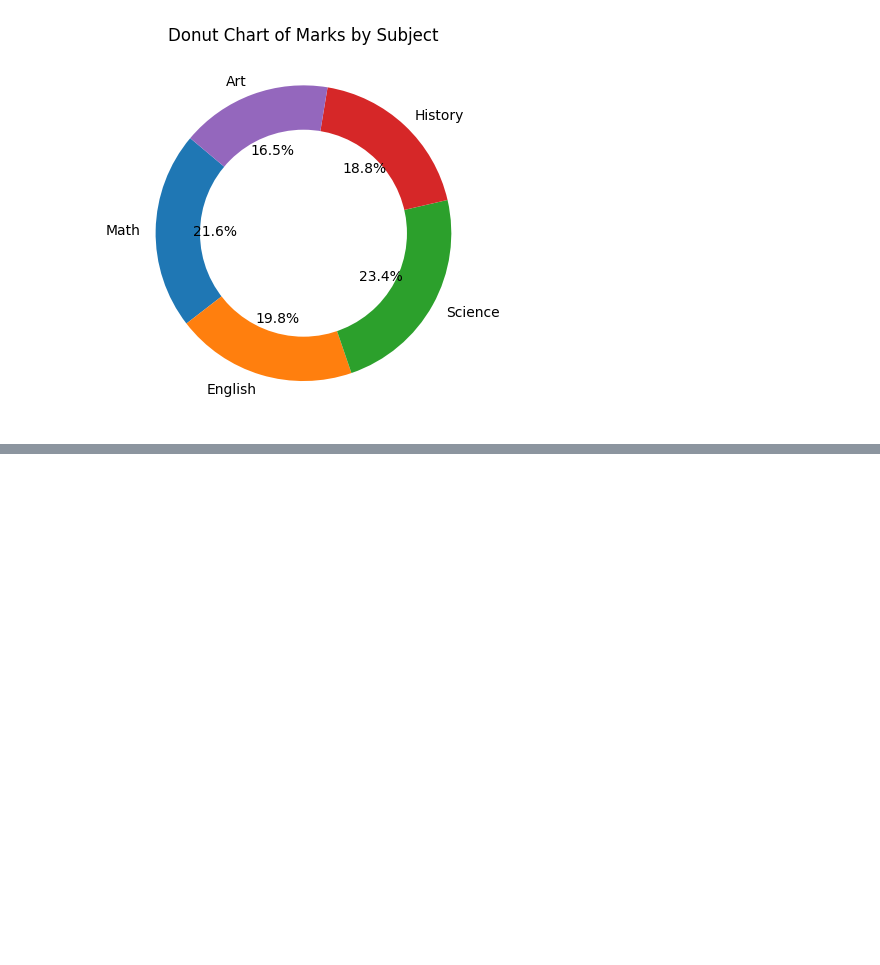
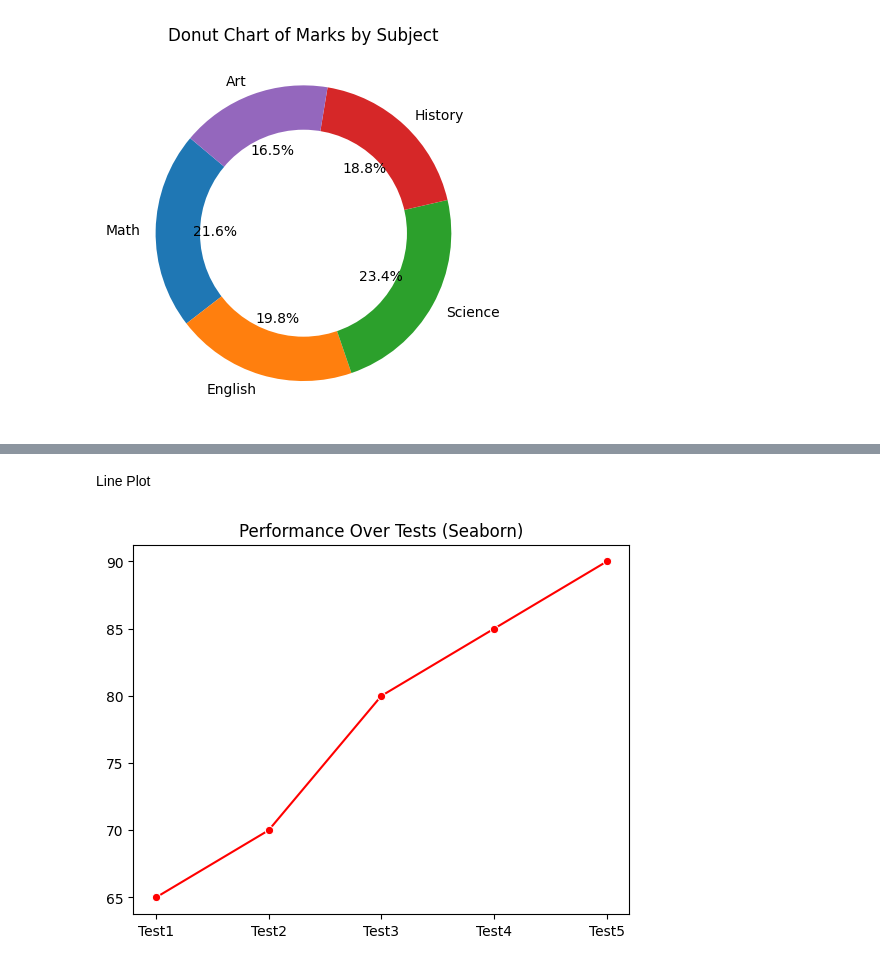
Before and after one commit to Gordonwest08/INTRODICTION-TO-DATA-VISUALIZATION-IN-PYTHON, a Jupyter notebook: INTRODUCTION TO DATA VISUALIZATION IN PYTHON.ipynb, the cells around one changed output, grey strips where cells are left out. Cells and saved outputs as stored; diff of their text form; code cells hidden in the pictures; blank space fills up the shorter version.

```diff
--- a/INTRODUCTION TO DATA VISUALIZATION IN PYTHON.ipynb
+++ b/INTRODUCTION TO DATA VISUALIZATION IN PYTHON.ipynb
@@ -92,0 +108,8 @@ plt.show()
+# %% [markdown]
+Line Plot
+# %%
+sns.lineplot(x=tests, y=marks, marker="o", color="red")
+plt.title("Performance Over Tests (Seaborn)")
+plt.show()
+# %% [output]
+[figure, added]
```
Also changed, not shown: parts of 5 cells of this notebook.
